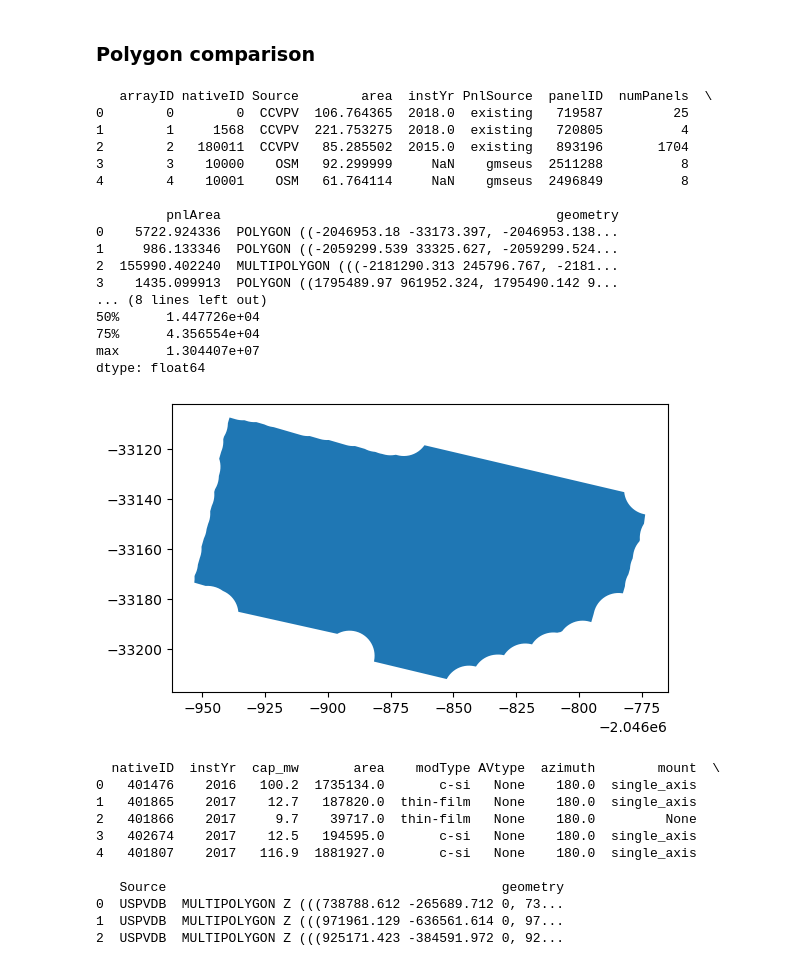
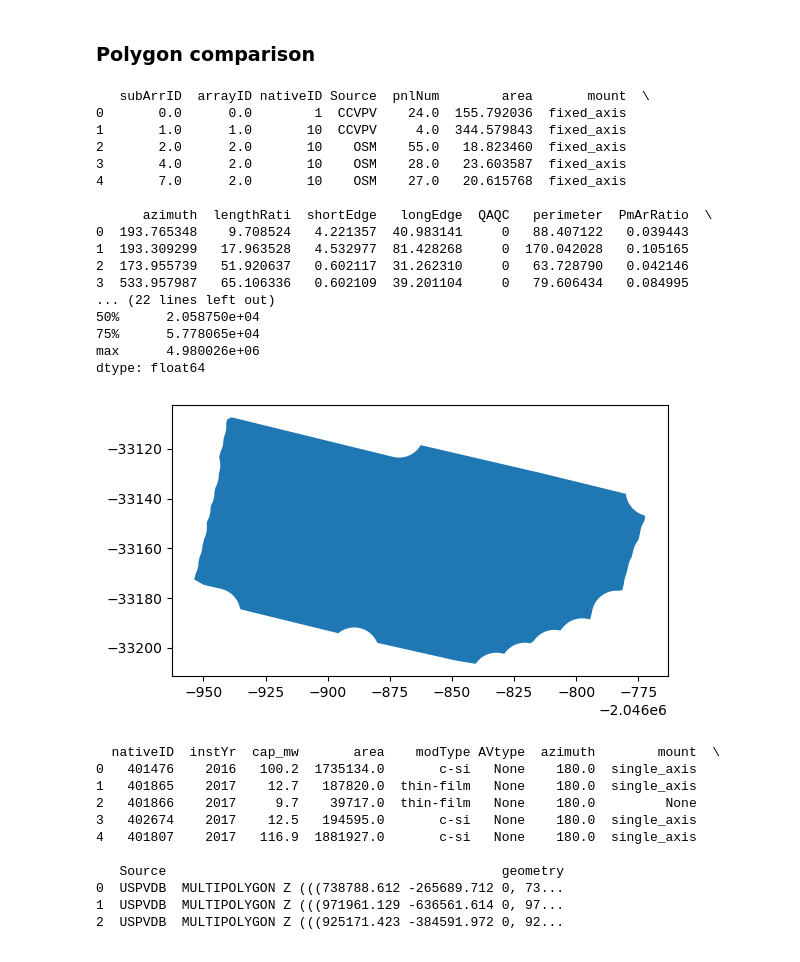
Before and after one commit to stidjaco/GMSEUS, a Jupyter notebook: script9_spatialValidation.ipynb, the cells around one changed output. Saved outputs shown, nothing was run; the diff lists cells and outputs as text; code cells hidden in the pictures.

```diff
--- a/script9_spatialValidation.ipynb
+++ b/script9_spatialValidation.ipynb
@@ -13,44 +13,44 @@ import numpy as np
 ### Polygon comparison
 # %%
 # load the panel polygons for comparison
-gmseus_arrays = gpd.read_file('G:\\Data\\GMSEUS\\GMSEUS\\v0_0\\GMSEUS_NAIP_Arrays.shp')
+gmseus_arrays = gpd.read_file('G:\\Data\\GMSEUS\\GMSEUS\\GMSEUS_NAIP_Arrays.shp')
 
 # get only gmseus arrays where Source == 'gmseus'
 # gmseus_arrays = gmseus_arrays[gmseus_arrays['Source'] == 'gmseus']
 
 # print the first few rows of the data
 print(gmseus_arrays.head())
 print(gmseus_arrays.shape)
 print('GMSEUS arrays attributes')
 print(gmseus_arrays.area.describe())
 
 # get only gmseus arrays where Source == 'gmseus'
 
 # create a subset of the data 10 rows long
 gmseus_arrays_subset = gmseus_arrays.head(1)
 
 # plot the subset of the data
 gmseus_arrays_subset.plot()
 plt.show()
 # %% [output]
-   arrayID nativeID Source        area  instYr PnlSource  panelID  numPanels  \
-0        0        0  CCVPV  106.764365  2018.0  existing   719587         25
-1        1     1568  CCVPV  221.753275  2018.0  existing   720805          4
-2        2   180011  CCVPV   85.285502  2015.0  existing   893196       1704
-3        3    10000    OSM   92.299999     NaN    gmseus  2511288          8
-4        4    10001    OSM   61.764114     NaN    gmseus  2496849          8
+   subArrID  arrayID nativeID Source  pnlNum        area       mount  \
+0       0.0      0.0        1  CCVPV    24.0  155.792036  fixed_axis
+1       1.0      1.0       10  CCVPV     4.0  344.579843  fixed_axis
+2       2.0      2.0       10    OSM    55.0   18.823460  fixed_axis
+3       4.0      2.0       10    OSM    28.0   23.603587  fixed_axis
+4       7.0      2.0       10    OSM    27.0   20.615768  fixed_axis
 
-         pnlArea                                           geometry
-0    5722.924336  POLYGON ((-2046953.18 -33173.397, -2046953.138...
-1     986.133346  POLYGON ((-2059299.539 33325.627, -2059299.524...
-2  155990.402240  MULTIPOLYGON (((-2181290.313 245796.767, -2181...
-3    1435.099913  POLYGON ((1795489.97 961952.324, 1795490.142 9...
-... (8 lines left out)
-50%      1.447726e+04
-75%      4.356554e+04
-max      1.304407e+07
+      azimuth  lengthRati  shortEdge   longEdge  QAQC   perimeter  PmArRatio  \
+0  193.765348    9.708524   4.221357  40.983141     0   88.407122   0.039443
+1  193.309299   17.963528   4.532977  81.428268     0  170.042028   0.105165
+2  173.955739   51.920637   0.602117  31.262310     0   63.728790   0.042146
+3  533.957987   65.106336   0.602109  39.201104     0   79.606434   0.084995
+... (22 lines left out)
+50%      2.058750e+04
+75%      5.778065e+04
+max      4.980026e+06
 dtype: float64
-[figure, old version]
+[figure, new version]
 # %%
 uspvdb_arrays = gpd.read_file('G:\\Data\\GMSEUS\\intermediateProducts\\uspvdb_poly.shp')
 #print(uspvdb_arrays.head())
```
Also changed, not shown: parts of 12 cells of this notebook.
